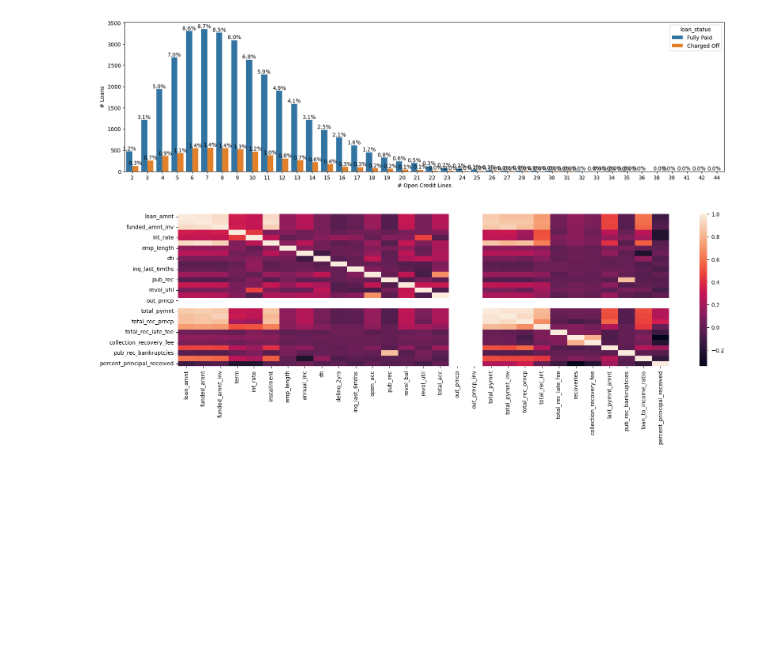
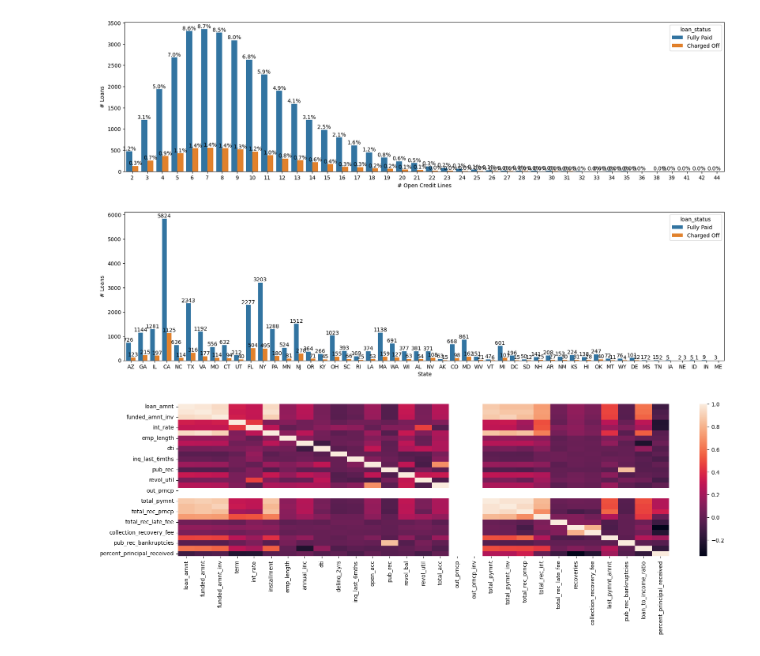
Before and after one commit to SuryaKiranReddyK/LendingClubCaseStudy, a Jupyter notebook: LendingClubCaseStudy.ipynb, the cells around one changed output. Saved outputs shown, nothing was run; the diff lists cells and outputs as text; code cells hidden in the pictures; blank space fills up the shorter version.

```diff
--- a/LendingClubCaseStudy.ipynb
+++ b/LendingClubCaseStudy.ipynb
@@ -363,6 +365,20 @@ for container in ax.containers:
 plt.show()
 # %% [output]
 [figure]
+# %%
+ax = sns.countplot(x=input_data_nulls_removed['addr_state'], hue = input_data_nulls_removed['loan_status'])
+plt.ylabel('# Loans')
+plt.xlabel('State')
+
+#total = len(input_data_nulls_removed)
+
+for container in ax.containers:
+    ax.bar_label(container, )#fmt = lambda x: f'{(x/total)*100:0.1f}%')
+
+
+plt.show()
+# %% [output]
+[figure, added]
 # %%
 input_data_only_numeric_columns = input_data_nulls_removed.select_dtypes(include='number')
 input_data_only_numeric_columns
```
Also changed, not shown: parts of 2 cells of this notebook, 1 other file.
